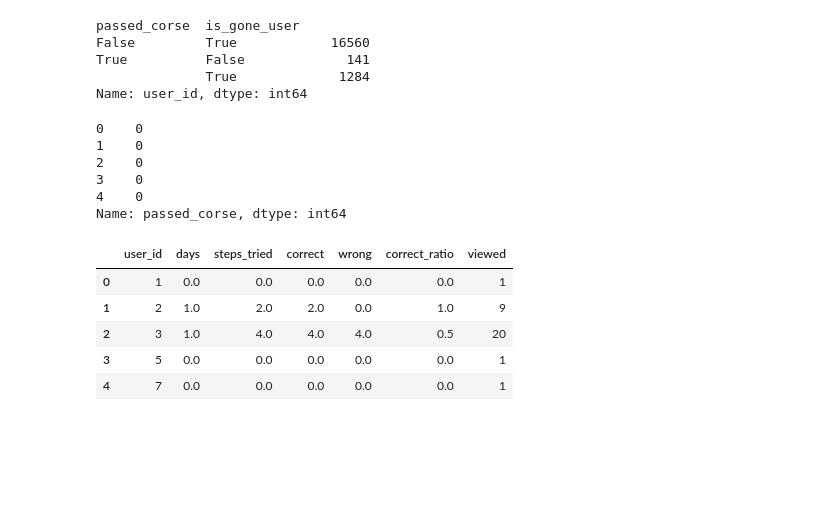
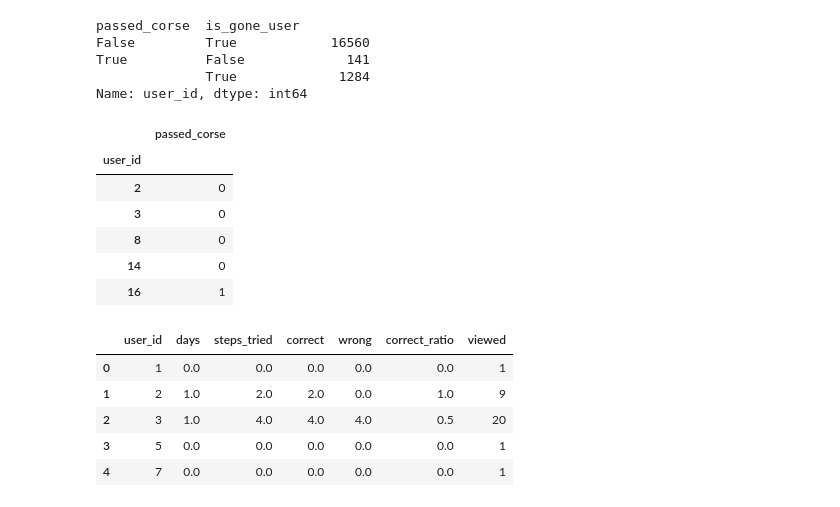
Before and after one commit to Valikpp/ds-training-tasks, a Jupyter notebook: stepik_client_dropout/main.ipynb, the cells around one changed output. Saved outputs shown, nothing was run; the diff lists cells and outputs as text; code cells hidden in the pictures; blank space fills up the shorter version.

```diff
--- a/stepik_client_dropout/main.ipynb
+++ b/stepik_client_dropout/main.ipynb
@@ -393,18 +393,21 @@ True          False             141
               True             1284
 Name: user_id, dtype: int64
 # %%
-y = X.passed_corse
+y = X[X.steps_tried>0][["user_id","passed_corse"]]
 # %%
 y = y.map(int)
 # %%
+y = y.set_index(y.user_id)
+y = y.drop("user_id",axis=1)
 y.head()
 # %% [output]
-0    0
-1    0
-2    0
-3    0
-4    0
-Name: passed_corse, dtype: int64
+|  | passed_corse |
+| user_id |  |
+| 2 | 0 |
+| 3 | 0 |
+| 8 | 0 |
+| 14 | 0 |
+| 16 | 1 |
 # %%
 X = X.drop(['passed_corse','is_gone_user'],axis=1)
 # %%
```
Also changed, not shown: parts of 18 cells of this notebook, 1 other file.
